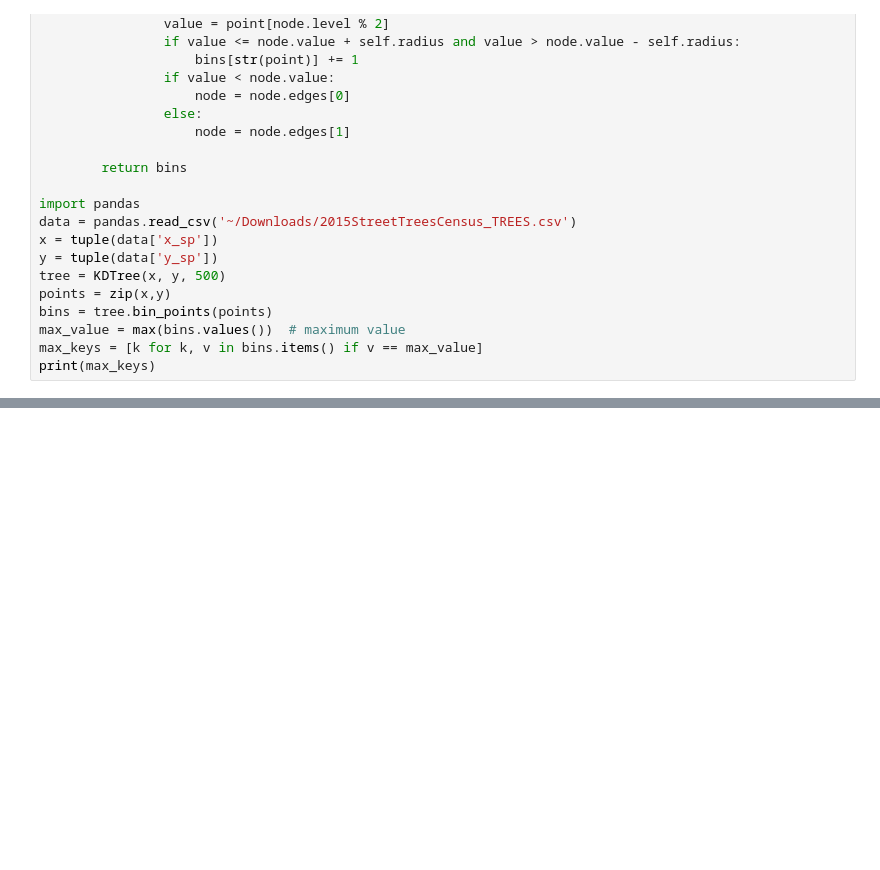
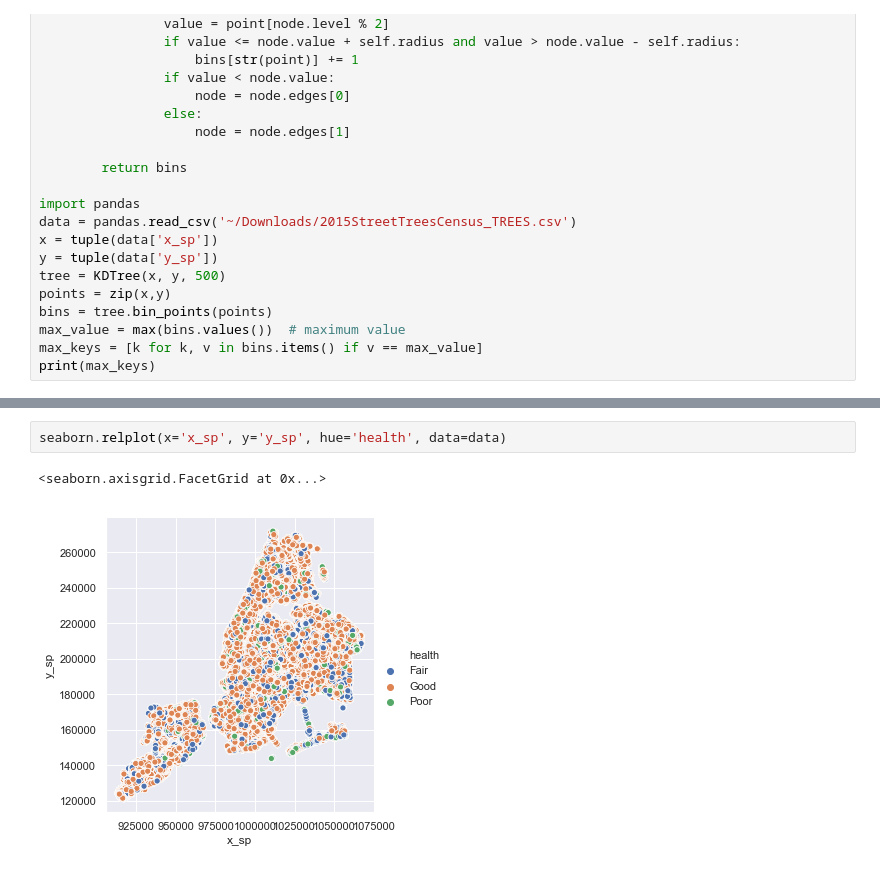
Before and after one commit to zgmartin/notes, a Jupyter notebook: trees.ipynb, the cells around one changed output, grey strips where cells are left out. Drawn from its saved outputs; the diff is of its cells as text; blank space fills up the shorter version.

```diff
--- a/trees.ipynb
+++ b/trees.ipynb
@@ -227,0 +242,5 @@ print(max_keys)
+# %%
+seaborn.relplot(x='x_sp', y='y_sp', hue='health', data=data)
+# %% [output]
+<seaborn.axisgrid.FacetGrid at 0x...>
+[figure, added]
```
Also changed, not shown: parts of 2 cells of this notebook, 5 other files.
